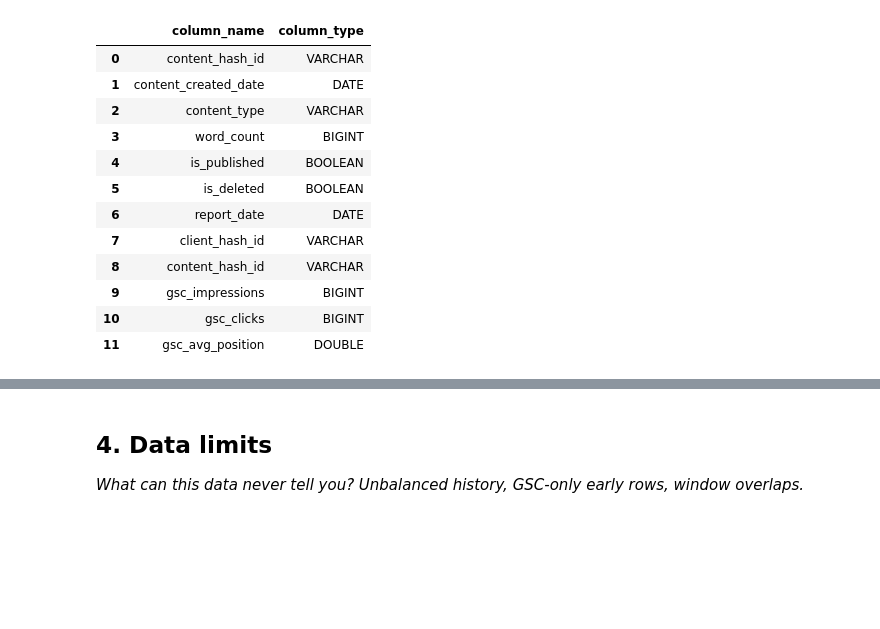
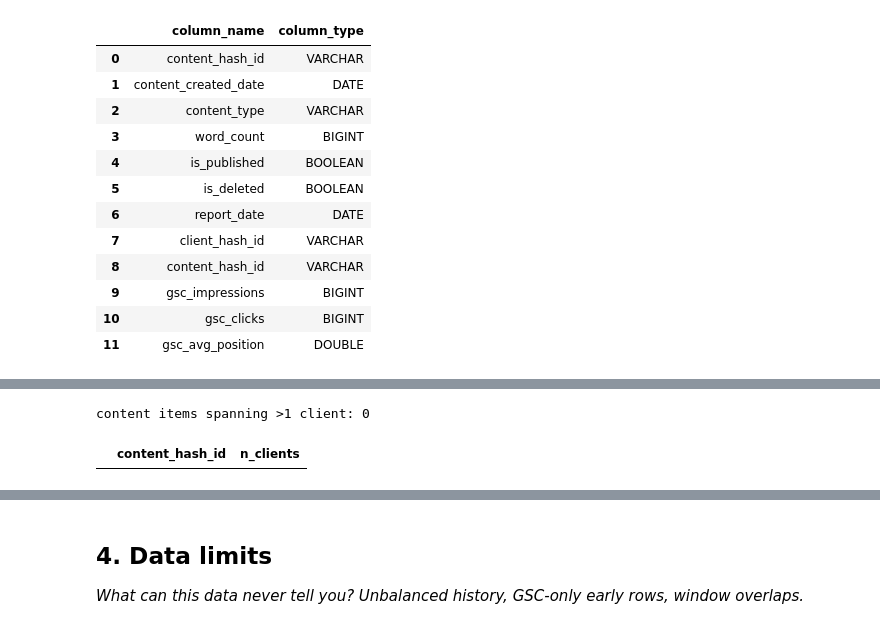
Before and after one commit to moath177/flyrank, a Jupyter notebook: work/notebooks/w03_data_contract.ipynb, the cells around one changed output, grey strips where cells are left out. Cells and saved outputs as stored; diff of their text form; code cells hidden in the pictures; blank space fills up the shorter version.

```diff
--- a/work/notebooks/w03_data_contract.ipynb
+++ b/work/notebooks/w03_data_contract.ipynb
@@ -119,0 +116,14 @@ schema_check
+# %%
+grain_check = con.sql(f"""
+    SELECT content_hash_id, COUNT(DISTINCT client_hash_id) AS n_clients
+    FROM read_parquet('{REL}/fact_content_daily_performance/month=2026-03/*.parquet')
+    GROUP BY content_hash_id
+    HAVING n_clients > 1
+    LIMIT 5
+""").df()
+
+print(f'content items spanning >1 client: {len(grain_check)}')
+grain_check
+# %% [output]
+content items spanning >1 client: 0
+|  | content_hash_id | n_clients |
```
Also changed, not shown: parts of 18 cells of this notebook.
